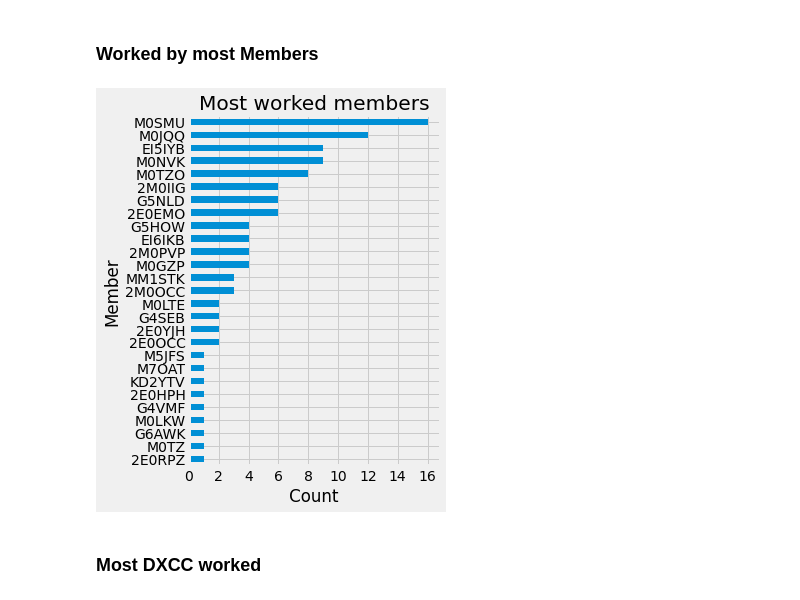
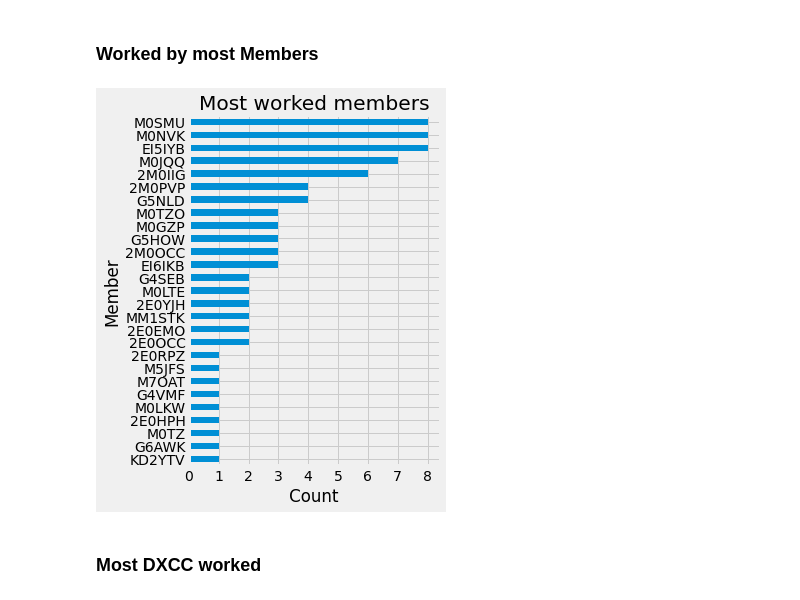
Before and after one commit to smurphboy/WAllOARC, a Jupyter notebook: WorkedAllOARC.ipynb, the cells around one changed output. Saved outputs shown, nothing was run; the diff lists cells and outputs as text; code cells hidden in the pictures.

Commit message:
Duplicates taken out of most worked member

```diff
--- a/WorkedAllOARC.ipynb
+++ b/WorkedAllOARC.ipynb
@@ -331,13 +331,13 @@ with pyplot.style.context(('fivethirtyeight')):
 ### Worked by most Members
 # %%
 with pyplot.style.context(('fivethirtyeight')):
-    workedmost = dfcleanalised['Base Their Callsign'].value_counts().sort_values().plot(kind='barh', figsize=(4,6))
+    workedmost = dfcleanalised[['Base Their Callsign', 'Base Your Callsign']].drop_duplicates()['Base Their Callsign'].value_counts().sort_values().plot(kind='barh', figsize=(4,6))
     workedmost.set_title('Most worked members')
     workedmost.set_xlabel('Count')
     workedmost.set_ylabel('Member')
     workedmost.xaxis.set_major_locator(MaxNLocator(integer=True))
 # %% [output]
-[figure, old version]
+[figure, new version]
 # %% [markdown]
 ### Most DXCC worked
 # %%
```
Also changed, not shown: parts of 3 cells of this notebook.
